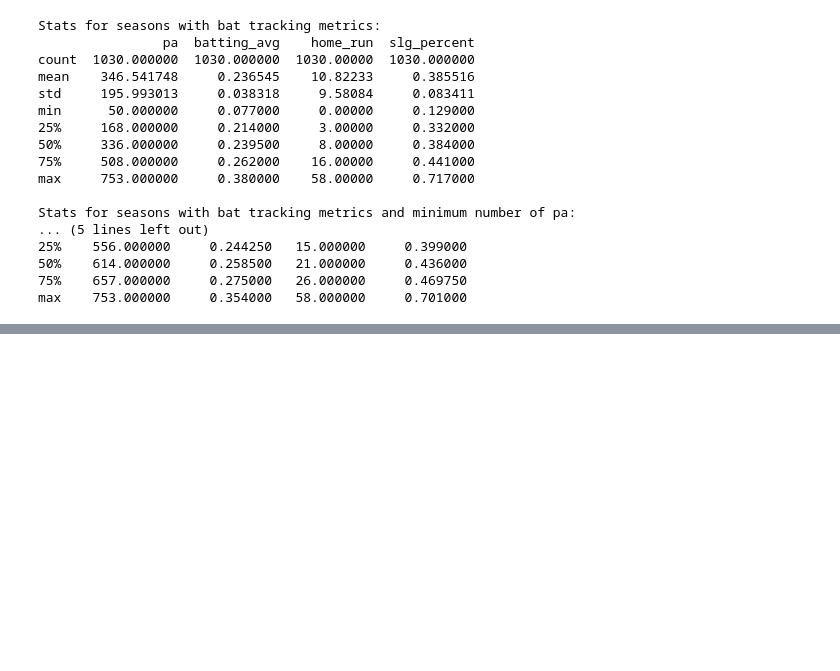
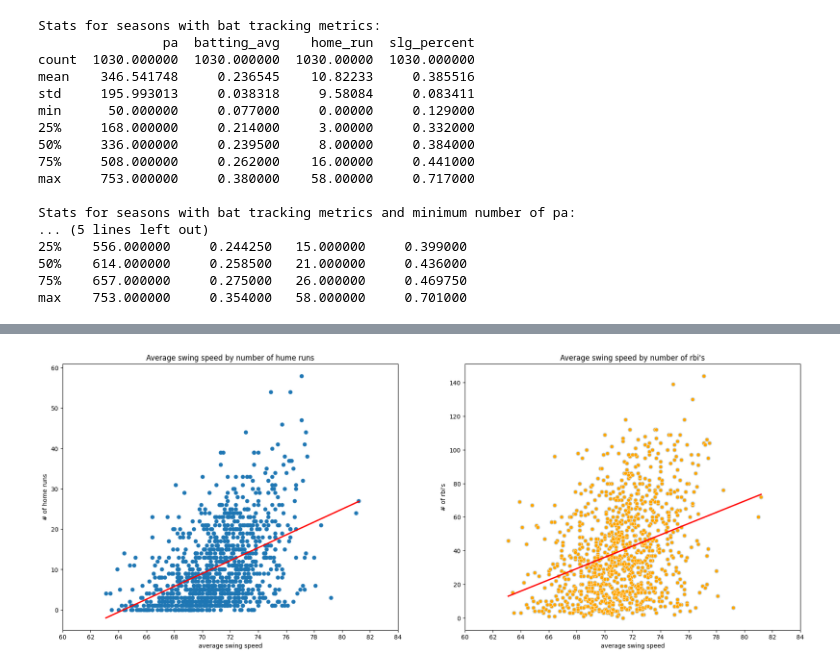
Before and after one commit to RyRom/da-proj, a Jupyter notebook: ml_demo.ipynb, the cells around one changed output, grey strips where cells are left out. Saved outputs shown, nothing was run; the diff lists cells and outputs as text; code cells hidden in the pictures; blank space fills up the shorter version.

```diff
--- a/ml_demo.ipynb
+++ b/ml_demo.ipynb
@@ -325,0 +380,23 @@ dtype: object
+# %%
+# Create figure
+fig, ax = plt.subplots(1, 2, figsize=(22,8))
+
+# Create hr scatterplot
+sns.scatterplot(data=df_tracking, x='avg_swing_speed', y='home_run', ax=ax[0])
+sns.regplot(data=df_tracking, x='avg_swing_speed', y='home_run', ci=None, line_kws={"color": "red"}, ax=ax[0])
+ax[0].set_xticks(range(60, 85, 2))
+ax[0].set_title('Average swing speed by number of hume runs')
+ax[0].set_xlabel('average swing speed')
+ax[0].set_ylabel('# of home runs')
+
+# Create rbi scatterplot
+sns.regplot(data=df_tracking, x='avg_swing_speed', y='b_rbi', ci=None, line_kws={"color": "red"}, ax=ax[1])
+sns.scatterplot(data=df_tracking, x='avg_swing_speed', y='b_rbi', color='orange', ax=ax[1])
+ax[1].set_xticks(range(60, 85, 2))
+ax[1].set_title("Average swing speed by number of rbi's")
+ax[1].set_xlabel('average swing speed')
+ax[1].set_ylabel("# of rbi's")
+
+plt.show()
+# %% [output]
+[figure, added]
```
Also changed, not shown: parts of 15 cells of this notebook.
